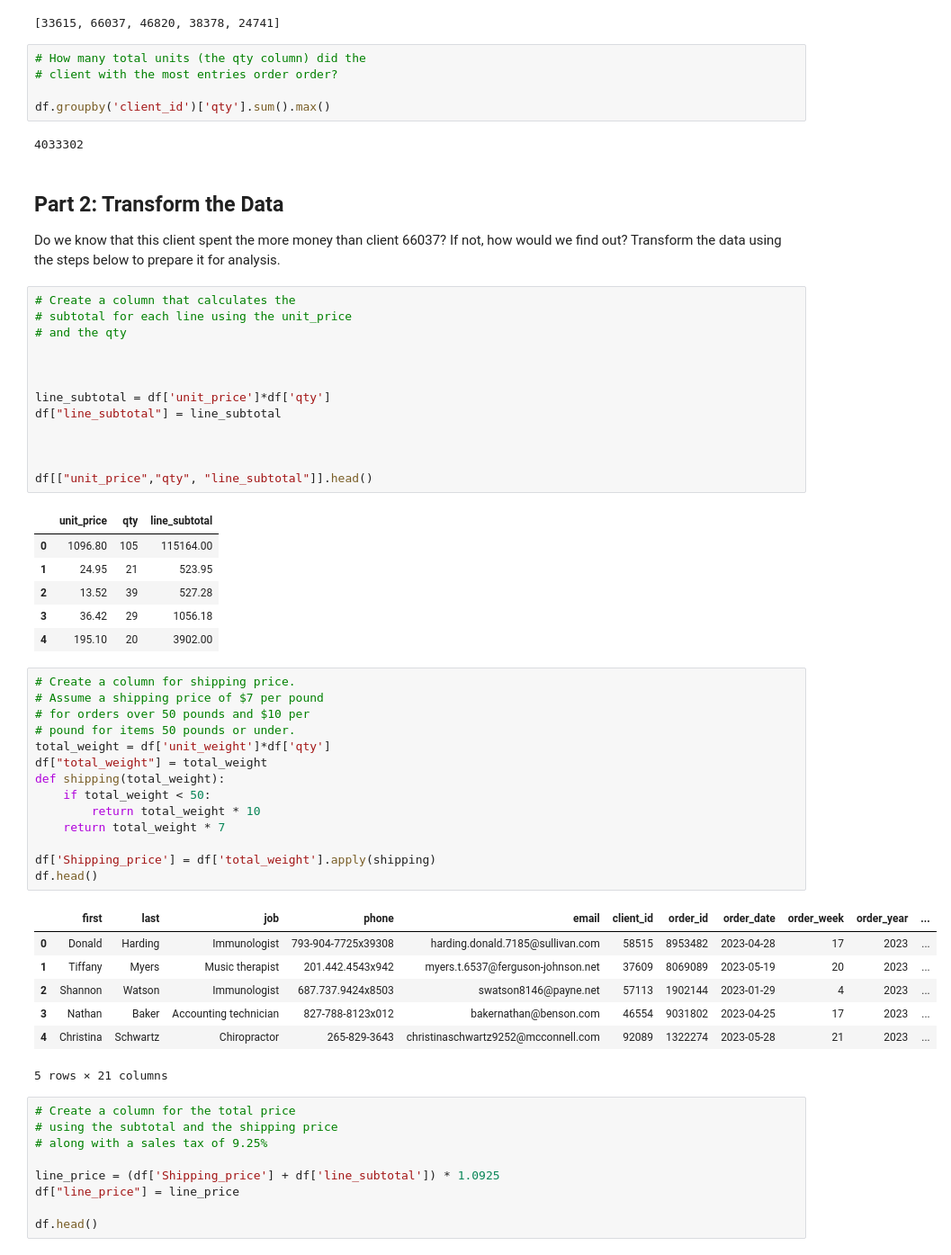
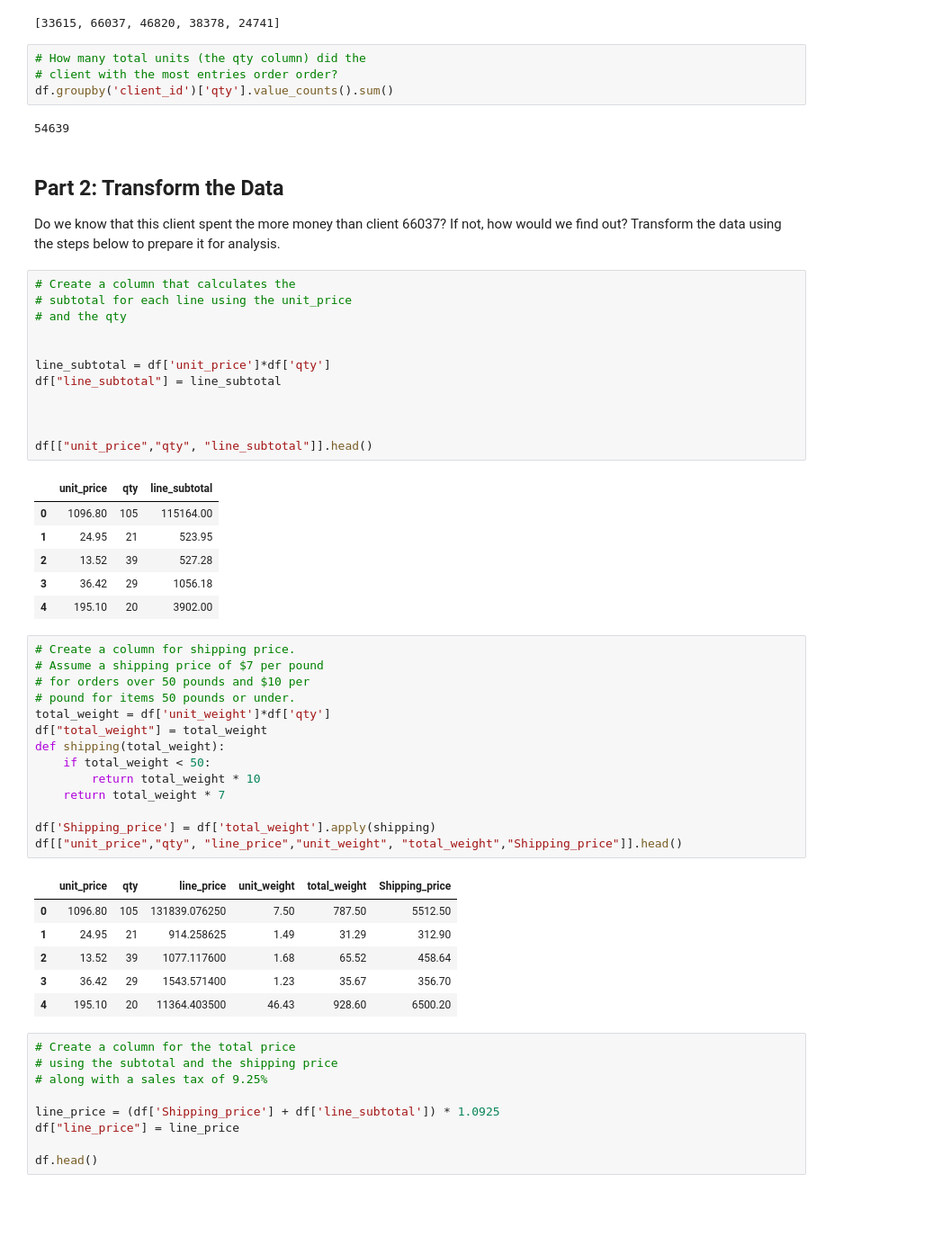
Before and after one commit to jrios46/pandas_challenge1, a Jupyter notebook: module_4_challenge.ipynb, the cells around one changed output. Shown: that part at 90% size. Cells and saved outputs as stored; diff of their text form; blank space fills up the shorter version.

```diff
--- a/module_4_challenge.ipynb
+++ b/module_4_challenge.ipynb
@@ -115,10 +115,9 @@ print(top_5_clients)
 # %%
 # How many total units (the qty column) did the
 # client with the most entries order order?
-
-df.groupby('client_id')['qty'].sum().max()
+df.groupby('client_id')['qty'].value_counts().sum()
 # %% [output]
-4033302
+54639
 # %% [markdown]
 ## Part 2: Transform the Data
 Do we know that this client spent the more money than client 66037? If not, how would we find out? Transform the data using the steps below to prepare it for analysis.
@@ -126,7 +125,6 @@ Do we know that this client spent the more money than client 66037? If not, how
 # Create a column that calculates the
 # subtotal for each line using the unit_price
 # and the qty
-
 
 
 line_subtotal = df['unit_price']*df['qty']
@@ -145,25 +143,24 @@ df[["unit_price","qty", "line_subtotal"]].head()
 # %%
 # Create a column for shipping price.
 # Assume a shipping price of $7 per pound
 # for orders over 50 pounds and $10 per
 # pound for items 50 pounds or under.
 total_weight = df['unit_weight']*df['qty']
 df["total_weight"] = total_weight
 def shipping(total_weight):
     if total_weight < 50:
         return total_weight * 10
     return total_weight * 7
 
 df['Shipping_price'] = df['total_weight'].apply(shipping)
-df.head()
+df[["unit_price","qty", "line_price","unit_weight", "total_weight","Shipping_price"]].head()
 # %% [output]
-|  | first | last | job | phone | email | client_id | order_id | order_date | order_week | order_year | ... |
-| 0 | Donald | Harding | Immunologist | 793-904-7725x39308 | harding.donald.7185@sullivan.com | 58515 | 8953482 | 2023-04-28 | 17 | 2023 | ... |
-| 1 | Tiffany | Myers | Music therapist | 201.442.4543x942 | myers.t.6537@ferguson-johnson.net | 37609 | 8069089 | 2023-05-19 | 20 | 2023 | ... |
-| 2 | Shannon | Watson | Immunologist | 687.737.9424x8503 | swatson8146@payne.net | 57113 | 1902144 | 2023-01-29 | 4 | 2023 | ... |
-| 3 | Nathan | Baker | Accounting technician | 827-788-8123x012 | bakernathan@benson.com | 46554 | 9031802 | 2023-04-25 | 17 | 2023 | ... |
-| 4 | Christina | Schwartz | Chiropractor | 265-829-3643 | christinaschwartz9252@mcconnell.com | 92089 | 1322274 | 2023-05-28 | 21 | 2023 | ... |
+|  | unit_price | qty | line_price | unit_weight | total_weight | Shipping_price |
+| 0 | 1096.80 | 105 | 131839.076250 | 7.50 | 787.50 | 5512.50 |
+| 1 | 24.95 | 21 | 914.258625 | 1.49 | 31.29 | 312.90 |
+| 2 | 13.52 | 39 | 1077.117600 | 1.68 | 65.52 | 458.64 |
+| 3 | 36.42 | 29 | 1543.571400 | 1.23 | 35.67 | 356.70 |
+| 4 | 195.10 | 20 | 11364.403500 | 46.43 | 928.60 | 6500.20 |
-5 rows × 21 columns
 # %%
 # Create a column for the total price
 # using the subtotal and the shipping price
```
Also changed, not shown: parts of 5 cells of this notebook, 1 other file.
